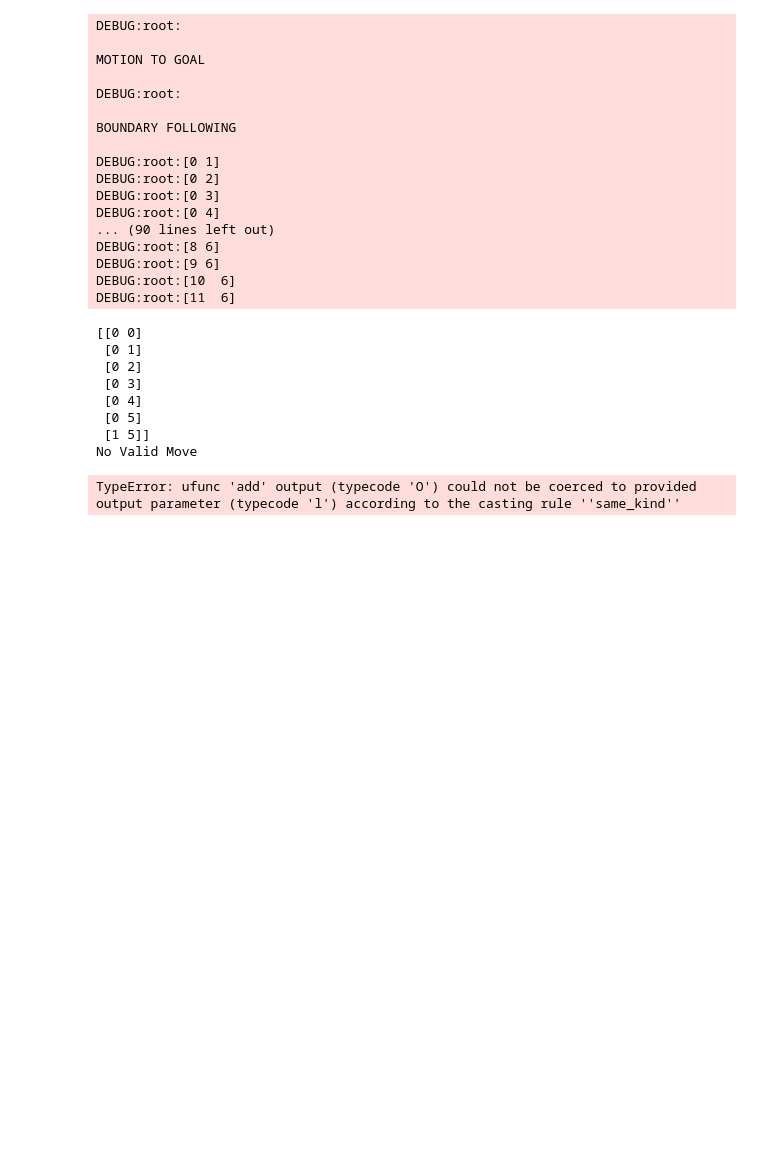
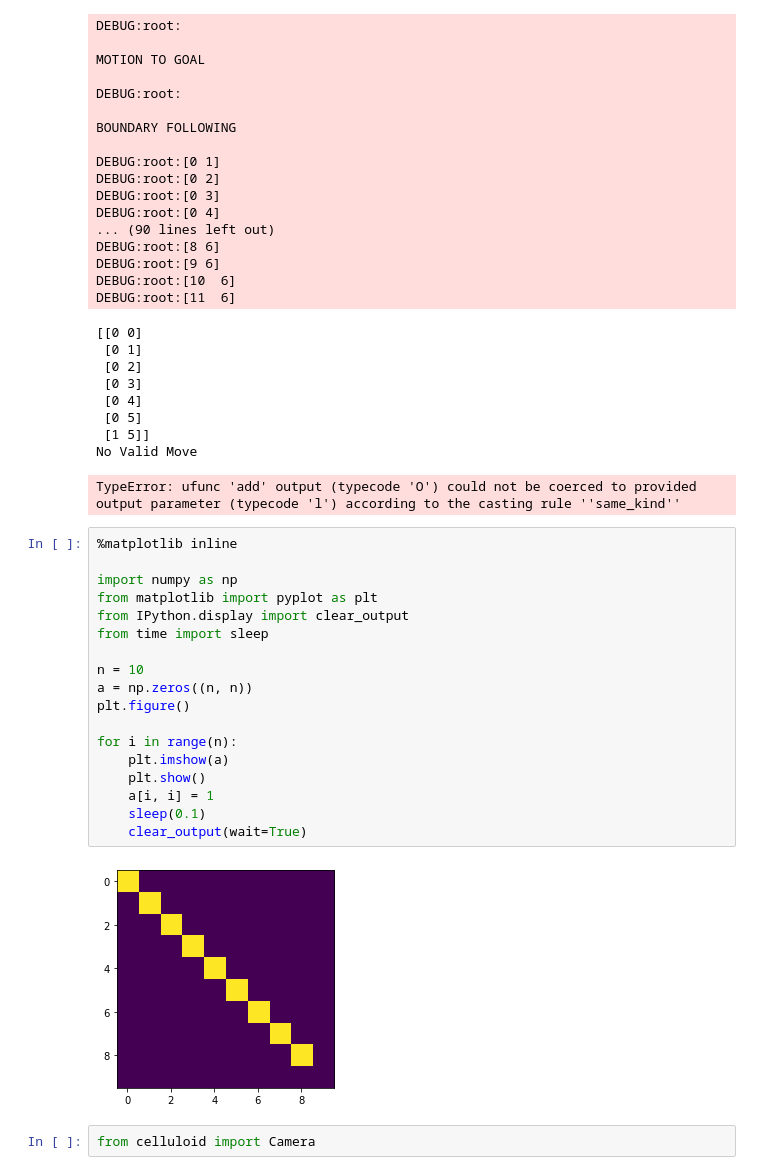
Before and after one commit to WhiffleFish/ASEN5519, a Jupyter notebook: HW1/7a.ipynb, the cells around one changed output. Cells and saved outputs as stored; diff of their text form; blank space fills up the shorter version.

```diff
--- a/HW1/7a.ipynb
+++ b/HW1/7a.ipynb
@@ -344,3 +344,25 @@ DEBUG:root:[11  6]
  [1 5]]
 No Valid Move
 TypeError: ufunc 'add' output (typecode 'O') could not be coerced to provided output parameter (typecode 'l') according to the casting rule ''same_kind''
+# %%
+%matplotlib inline
+
+import numpy as np
+from matplotlib import pyplot as plt
+from IPython.display import clear_output
+from time import sleep
+
+n = 10
+a = np.zeros((n, n))
+plt.figure()
+
+for i in range(n):
+    plt.imshow(a)
+    plt.show()
+    a[i, i] = 1
+    sleep(0.1)
+    clear_output(wait=True)
+# %% [output]
+[figure, added]
+# %%
+from celluloid import Camera
```
Also changed, not shown: parts of 4 cells of this notebook, 5 other files.
